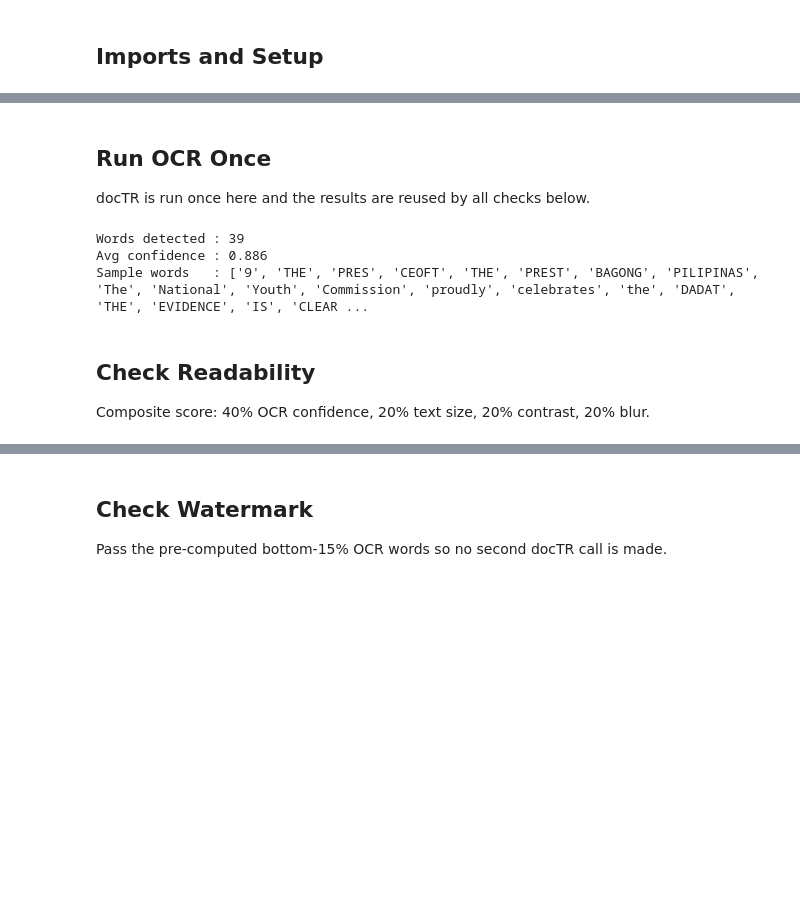
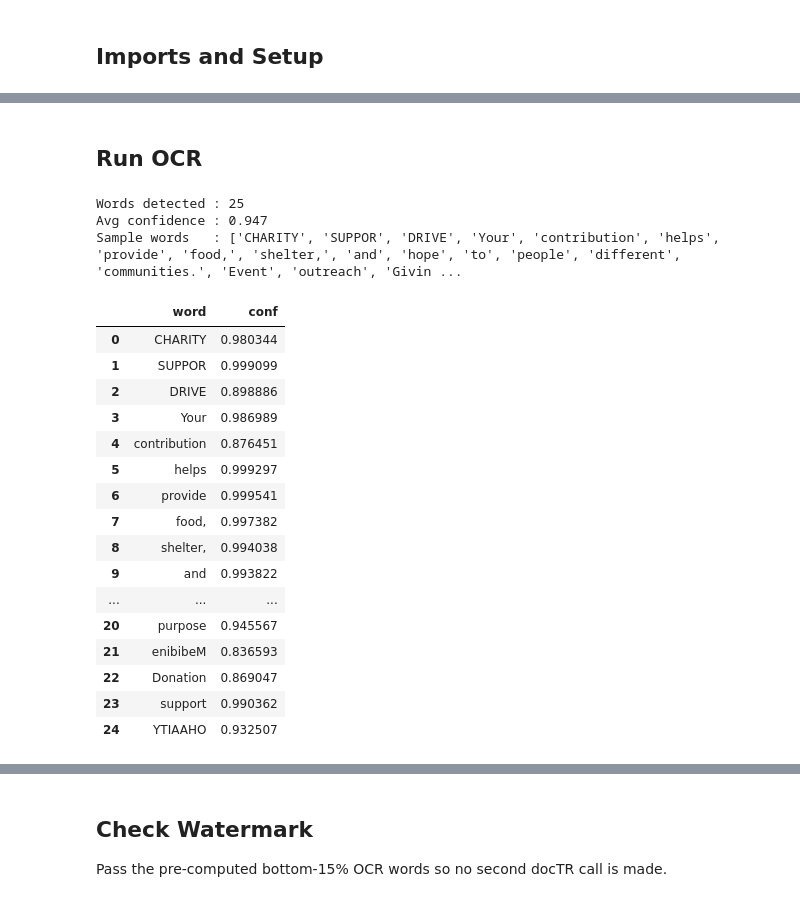
Before and after one commit to zkdlyn/pubmat-checker-nyc, a Jupyter notebook: pub_checker_test.ipynb, the cells around one changed output, grey strips where cells are left out. Cells and saved outputs as stored; diff of their text form; code cells hidden in the pictures; blank space fills up the shorter version.

```diff
--- a/pub_checker_test.ipynb
+++ b/pub_checker_test.ipynb
@@ -60,17 +86,45 @@ Image loaded: 1080x1350 px, uint8
-# %% [markdown]
-## Run OCR Once
-docTR is run once here and the results are reused by all checks below.
+# %% [markdown]
+## Run OCR
 # %%
-doctr_result = _run_doctr(image)
+logo_boxes_abs = _get_logo_boxes_abs(detected, image.shape)
+masked_image   = _mask_regions(image, logo_boxes_abs, mask_bottom_pct=0.15)
+
+# OCR on masked image — logos and watermark strip are blank
+ocr_words, ocr_confidences, ocr_boxes = _extract_ocr_data(_run_doctr(masked_image))
+
+doctr_result = _run_doctr(masked_image)
 ocr_words, ocr_confidences, ocr_boxes = _extract_ocr_data(doctr_result)
 
 print(f'Words detected : {len(ocr_words)}')
 print(f'Avg confidence : {round(sum(ocr_confidences)/len(ocr_confidences), 3) if ocr_confidences else 0}')
 print(f'Sample words   : {ocr_words[:20]}')
 # %% [output]
-Words detected : 39
-Avg confidence : 0.886
-Sample words   : ['9', 'THE', 'PRES', 'CEOFT', 'THE', 'PREST', 'BAGONG', 'PILIPINAS', 'The', 'National', 'Youth', 'Commission', 'proudly', 'celebrates', 'the', 'DADAT', 'THE', 'EVIDENCE', 'IS', 'CLEAR ...
+Words detected : 25
+Avg confidence : 0.947
+Sample words   : ['CHARITY', 'SUPPOR', 'DRIVE', 'Your', 'contribution', 'helps', 'provide', 'food,', 'shelter,', 'and', 'hope', 'to', 'people', 'different', 'communities.', 'Event', 'outreach', 'Givin ...
-# %% [markdown]
-## Check Readability
-Composite score: 40% OCR confidence, 20% text size, 20% contrast, 20% blur.
+# %%
+# for word, conf in (ocr_words, ocr_confidences):
+#     print(word, ", ", conf)
+import pandas as pd
+pd.DataFrame({
+    "word": ocr_words,
+    "conf": ocr_confidences
+})
+# %% [output]
+|  | word | conf |
+| 0 | CHARITY | 0.980344 |
+| 1 | SUPPOR | 0.999099 |
+| 2 | DRIVE | 0.898886 |
+| 3 | Your | 0.986989 |
+| 4 | contribution | 0.876451 |
+| 5 | helps | 0.999297 |
+| 6 | provide | 0.999541 |
+| 7 | food, | 0.997382 |
+| 8 | shelter, | 0.994038 |
+| 9 | and | 0.993822 |
+| ... | ... | ... |
+| 20 | purpose | 0.945567 |
+| 21 | enibibeM | 0.836593 |
+| 22 | Donation | 0.869047 |
+| 23 | support | 0.990362 |
+| 24 | YTIAAHO | 0.932507 |
```
Also changed, not shown: parts of 13 cells of this notebook, 1 other file.
